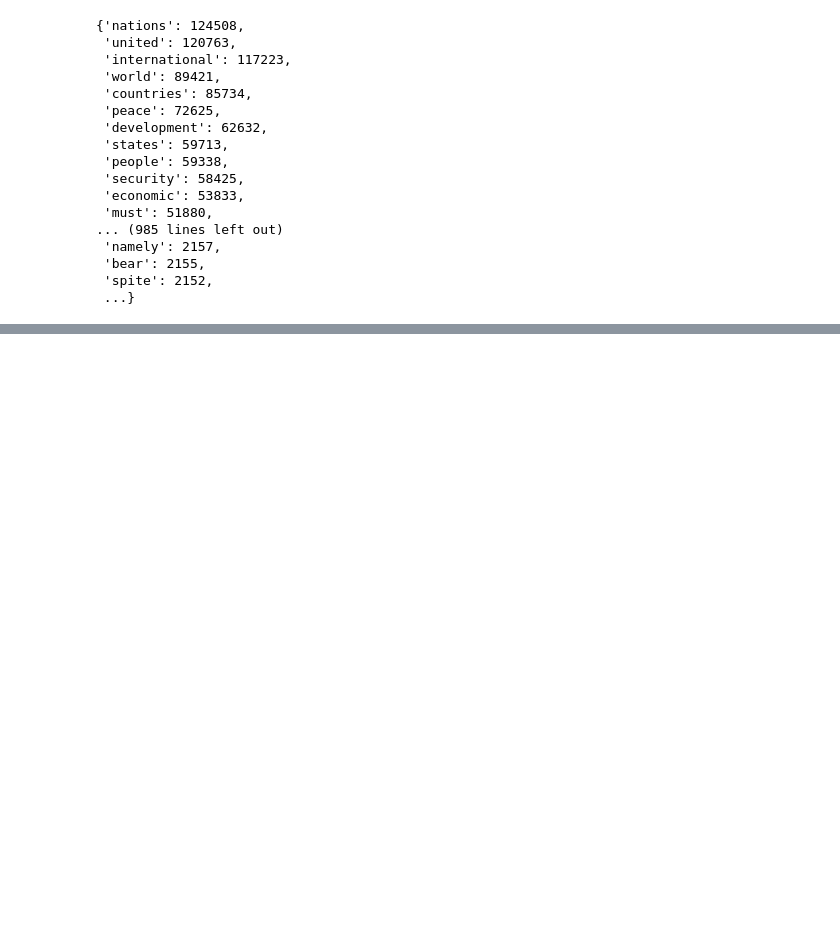
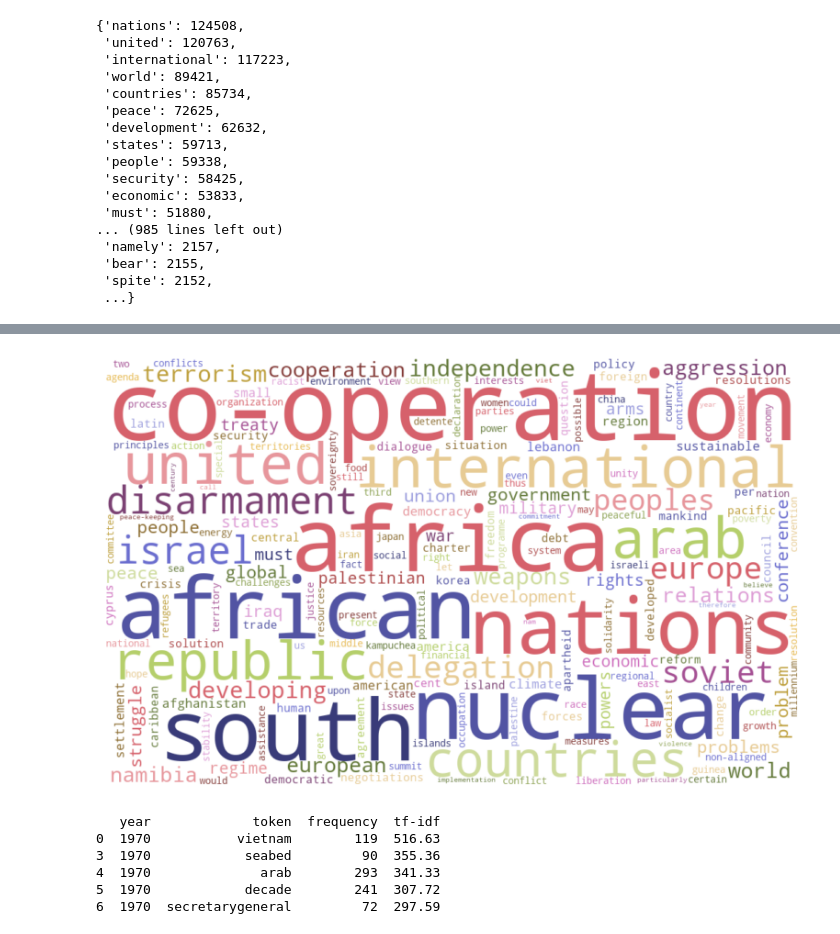
Before and after one commit to shane-kercheval/nlp-template, a Jupyter notebook: source/executables/text_eda.ipynb, the cells around one changed output, grey strips where cells are left out. Drawn from its saved outputs; the diff is of its cells as text; code cells hidden in the pictures; blank space fills up the shorter version.

```diff
--- a/source/executables/text_eda.ipynb
+++ b/source/executables/text_eda.ipynb
@@ -202,0 +206,12 @@ plt.axis('off');
+# %%
+tf_idf_df = tf_idf(
+    df=df,
+    tokens_column='tokens',
+    segment_columns = None,
+    min_frequency_corpus=20,
+    min_frequency_document=20,
+)
+# %%
+plot_wordcloud(tf_idf_df.to_dict()['tf-idf']);
+# %% [output]
+[figure, added]
@@ -202,0 +226,14 @@ plt.axis('off');
+# %%
+stop_words = ['twenty-fifth', 'twenty-five', 'twenty', 'fifth']
+tokens_to_show = tf_idf_per_year.query('year == 1970').reset_index()
+tokens_to_show = tokens_to_show[~tokens_to_show.token.isin(stop_words)]
+print(tokens_to_show.head())
+tokens_to_show = tokens_to_show[['token', 'tf-idf']].set_index('token')
+tokens_to_show = tokens_to_show.to_dict()['tf-idf']
+# %% [output]
+   year             token  frequency  tf-idf
+0  1970           vietnam        119  516.63
+3  1970            seabed         90  355.36
+4  1970              arab        293  341.33
+5  1970            decade        241  307.72
+6  1970  secretarygeneral         72  297.59
```
Also changed, not shown: parts of 8 cells of this notebook.
